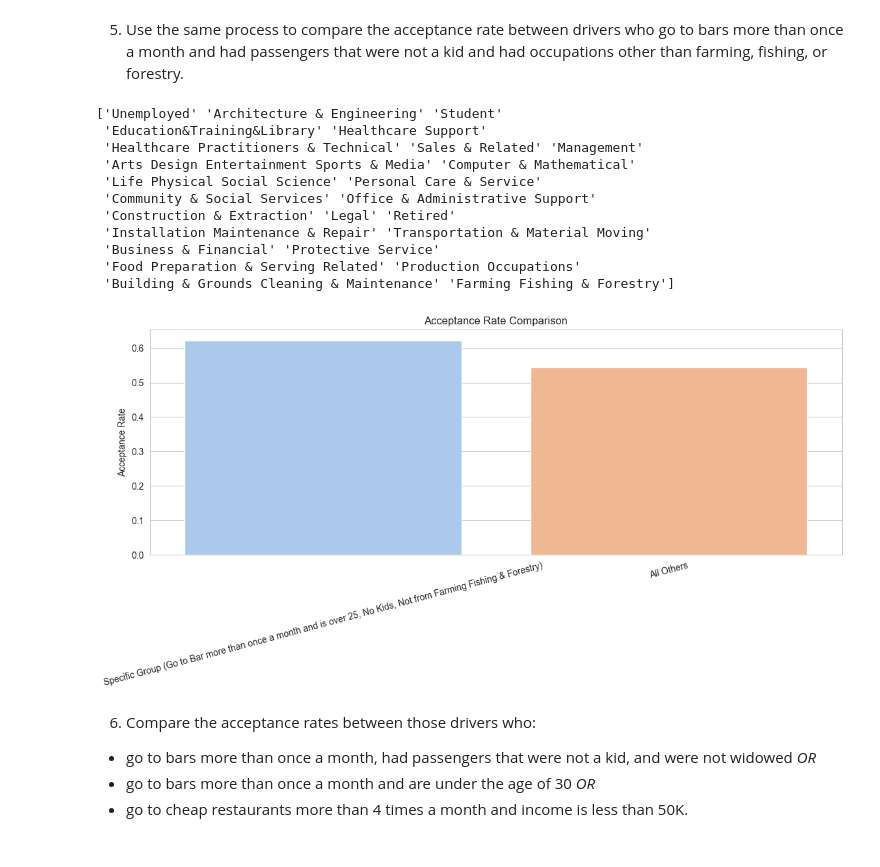
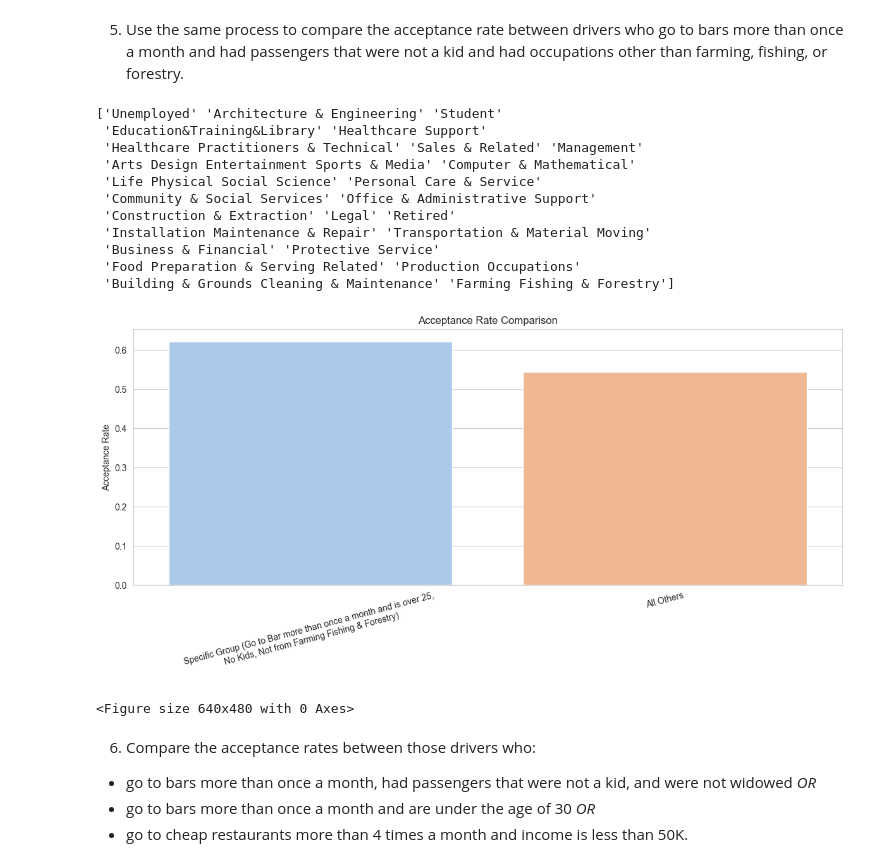
Before and after one commit to salomaaharri/UC_Berkeley_MLAI_Pro_Cert, a Jupyter notebook: assignment_5_1_starter/prompt.ipynb, the cells around one changed output. Drawn from its saved outputs; the diff is of its cells as text; code cells hidden in the pictures.

```diff
--- a/assignment_5_1_starter/prompt.ipynb
+++ b/assignment_5_1_starter/prompt.ipynb
@@ -320,35 +333,37 @@ sg = data[
 og = data.drop(sg.index)
 
 # Calculate the acceptance rates
 sgr = sg['Y'].mean()
 ogr = og['Y'].mean()
 
 ar = pd.Series({
-    'Specific Group (Go to Bar more than once a month and is over 25, No Kids, Not from Farming Fishing & Forestry)': sgr,
+    'Specific Group (Go to Bar more than once a month and is over 25,\nNo Kids, Not from Farming Fishing & Forestry)': sgr,
     'All Others': ogr
 })
 
 # Plot the acceptance rates
 plt.figure(figsize=(12, 6))
 sns.barplot(x=ar.index, y=ar.values, palette='pastel')
 plt.ylabel('Acceptance Rate')
 plt.title('Acceptance Rate Comparison')
 plt.xticks(rotation=15)  # Rotate x-labels slightly for readability
 plt.tight_layout()
+plt.savefig('images/acceptance_rate_frequent_and_nokid_nohillybilly.png')
 plt.show()
 # %% [output]
 ['Unemployed' 'Architecture & Engineering' 'Student'
  'Education&Training&Library' 'Healthcare Support'
  'Healthcare Practitioners & Technical' 'Sales & Related' 'Management'
  'Arts Design Entertainment Sports & Media' 'Computer & Mathematical'
  'Life Physical Social Science' 'Personal Care & Service'
  'Community & Social Services' 'Office & Administrative Support'
  'Construction & Extraction' 'Legal' 'Retired'
  'Installation Maintenance & Repair' 'Transportation & Material Moving'
  'Business & Financial' 'Protective Service'
  'Food Preparation & Serving Related' 'Production Occupations'
  'Building & Grounds Cleaning & Maintenance' 'Farming Fishing & Forestry']
-[figure, old version]
+[figure, new version]
+<Figure size 640x480 with 0 Axes>
 # %% [markdown]
 6. Compare the acceptance rates between those drivers who:
 
```
Also changed, not shown: parts of 5 cells of this notebook, 8 other files.
